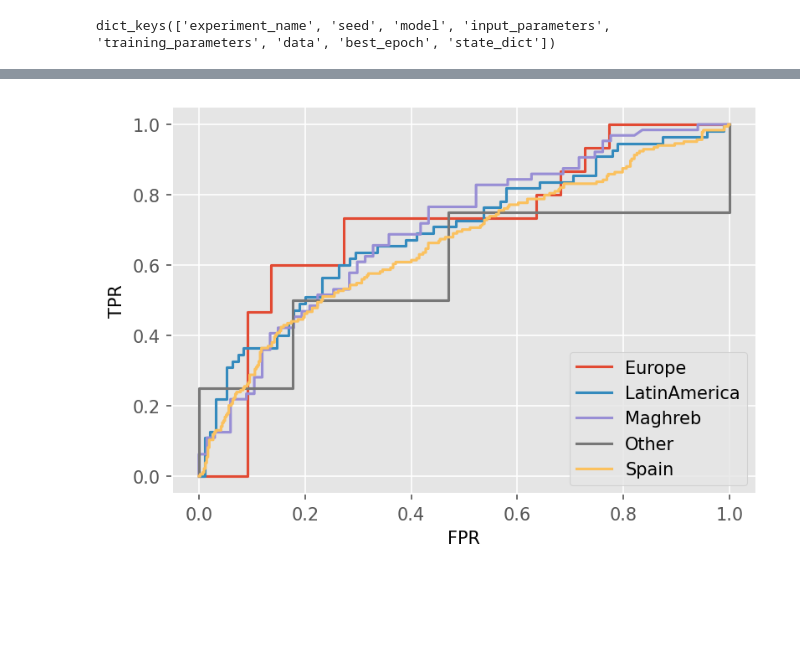
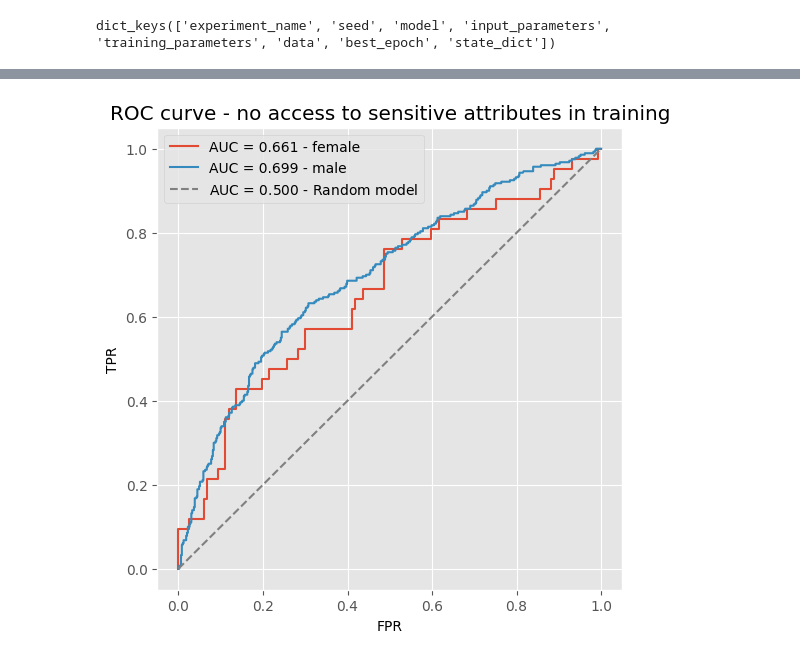
Before and after one commit to blclo/AlgorithmicFairness, a Jupyter notebook: src/evaluation/fairness_analysis.ipynb, the cells around one changed output, grey strips where cells are left out. Cells and saved outputs as stored; diff of their text form; code cells hidden in the pictures; blank space fills up the shorter version.

Commit message:
roc, auc, calibration + confusion + (latent analysis)

```diff
--- a/src/evaluation/fairness_analysis.ipynb
+++ b/src/evaluation/fairness_analysis.ipynb
@@ -130,9 +160,9 @@ print(f"Trained NN: \t{(df['labels'] == df['preds']).mean()}")
 Mean predictor: 0.6537634408602151
 Trained NN:     0.7215053763440861
 # %%
-fairness_cols = df.iloc[:, ['area_origin' in column for column in df.columns]].columns
+fairness_cols = df.iloc[:, [biasAttribute in column for column in df.columns]].columns
 
-fig = plt.figure(figsize=(6, 4), dpi=150)
+fig = plt.figure(figsize=(6, 6))
 for i, col in enumerate(fairness_cols):
 
     # Call each category within the sensitive attribute of interest
@@ -143,9 +173,12 @@ for i, col in enumerate(fairness_cols):
         df_['labels'],
         df_['pred_probs'],
     )
+    performance_auc = auc(fpr, tpr)
 
     # Plot ROC curve
-    plt.plot(fpr, tpr, color=f"C{i}", label=col.split("_")[-1])
+    plt.plot(fpr, tpr, color=f"C{i}", label=f"{col.split('_')[-1]} (AUC = {performance_auc:.3f})")
+
+plt.plot([0, 1], [0, 1], color='gray', ls='--', label='Random model')
 
 plt.title("ROC curve - access to sensitive attributes in training")
 plt.legend()
@@ -156,0 +251,22 @@ plt.show()
+# %%
+fig, axes = plt.subplots(1, fairness_cols.__len__(), figsize=(8, 4) if biasAttribute == 'V1_sex' else (20, 3), sharex=True, sharey=True)
+for class_idx, col in enumerate(fairness_cols):
+    df_ = df.query(f"{col} == 1")
+    max = df['color_by'].value_counts().max()
+
+    ax = axes.flatten()[class_idx]
+    cm = confusion_matrix(df_['labels'], df_['preds'])
+    sns.heatmap(
+        cm, annot=True, fmt="d", cmap='Blues',
+        ax=ax, vmin=0, vmax=max,
+        cbar=True if col == fairness_cols[-1] else False,
+    )
+
+    ax.set_xticks([0.5, 1.5], ['Prediction = No', 'Prediction = Yes'])
+    ax.set_yticks([0.5, 1.5], ['Ground truth = No', 'Ground truth = Yes'])
+
+    ax.set_title(col, fontsize=10)
+
+fig.suptitle("Confusion matrix for juvenile recidivism predictions (Yes or No)", fontsize=15)
+plt.tight_layout()
+plt.show()
@@ -244,25 +362,28 @@ Trained NN:     0.7010752688172043
 # %%
-fairness_cols = df.iloc[:, ['area_origin' in column for column in df.columns]].columns
+fairness_cols = df.iloc[:, [biasAttribute in column for column in df.columns]].columns
 
-fig = plt.figure(figsize=(6, 4), dpi=150)
+fig = plt.figure(figsize=(6, 6))
 for i, col in enumerate(fairness_cols):
 
     # Call each category within the sensitive attribute of interest
     df_ = df.query(f"{col} == 1")
 
     # FPR and TPR
     fpr, tpr, threshold = roc_curve(
         df_['labels'],
         df_['pred_probs'],
     )
+    performance_auc = auc(fpr, tpr)
 
     # Plot ROC curve
-    plt.plot(fpr, tpr, color=f"C{i}", label=col.split("_")[-1])
+    plt.plot(fpr, tpr, color=f"C{i}", label=f"AUC = {performance_auc:.3f} - {col.split('_')[-1]}")
 
-plt.title("ROC curve - access to sensitive attributes in training")
+plt.plot([0, 1], [0, 1], color='gray', ls='--', label='AUC = $0.500$ - Random model')
+
+plt.title("ROC curve - no access to sensitive attributes in training")
 plt.legend()
 plt.xlabel('FPR')
 plt.ylabel('TPR')
 plt.show()
 # %% [output]
-[figure, old version]
+[figure, new version]
```
Also changed, not shown: parts of 14 cells of this notebook.
